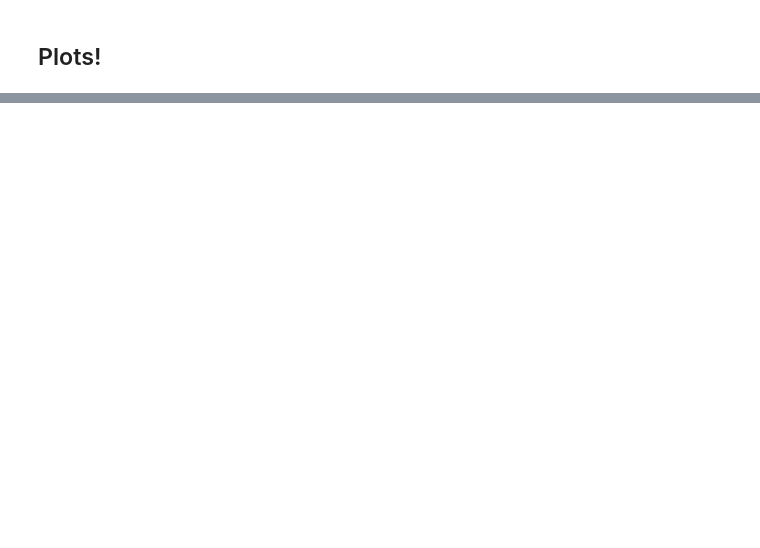
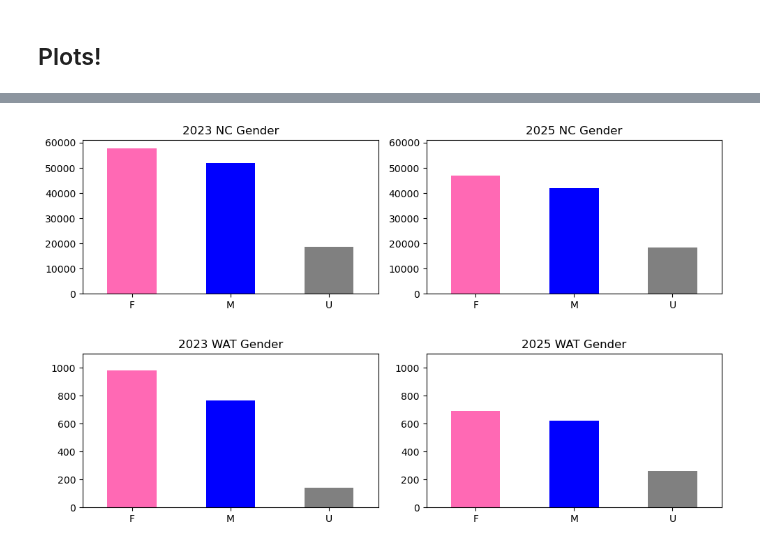
Before and after one commit to vandyy123/Election-Analysis, a Jupyter notebook: Election Results.ipynb, the cells around one changed output, grey strips where cells are left out. Saved outputs shown, nothing was run; the diff lists cells and outputs as text; code cells hidden in the pictures; blank space fills up the shorter version.

```diff
--- a/Election Results.ipynb
+++ b/Election Results.ipynb
@@ -125,0 +112,12 @@ plt.tight_layout(h_pad=3.0)
+# %%
+fig, axes = plt.subplots(2, 2, figsize = (10, 6))
+
+nc_past['gender_code'].value_counts().plot.bar(ax = axes[0,0], ylim=(0, 61000), color = ['hotpink', 'blue', 'grey'], title = '2023 NC Gender', rot = 0)
+nc_current['gender_code'].value_counts().plot.bar(ax = axes[0,1], ylim=(0, 61000), color = ['hotpink', 'blue', 'grey'], title = '2025 NC Gender', rot = 0)
+
+wat_past['gender_code'].value_counts().plot.bar(ax = axes[1,0], ylim=(0, 1100), color = ['hotpink', 'blue', 'grey'], title = '2023 WAT Gender', rot = 0)
+wat_current['gender_code'].value_counts().plot.bar(ax = axes[1,1], ylim=(0, 1100), color = ['hotpink', 'blue', 'grey'], title = '2025 WAT Gender', rot = 0)
+
+plt.tight_layout(h_pad=3.0)
+# %% [output]
+[figure, added]
```
Also changed, not shown: parts of 11 cells of this notebook.
